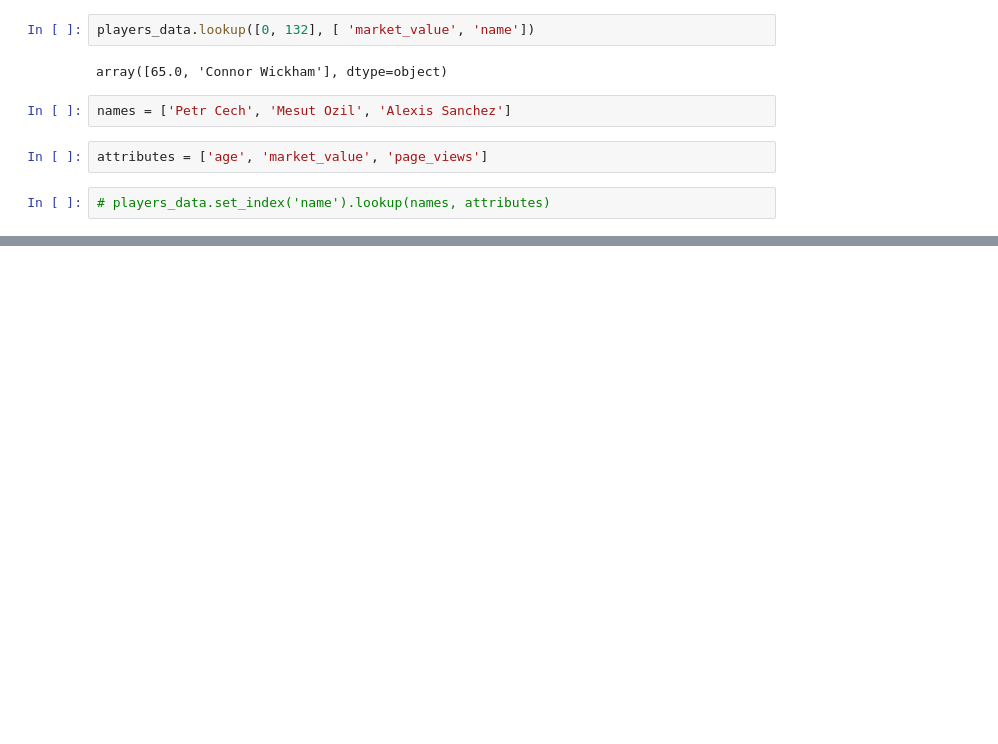
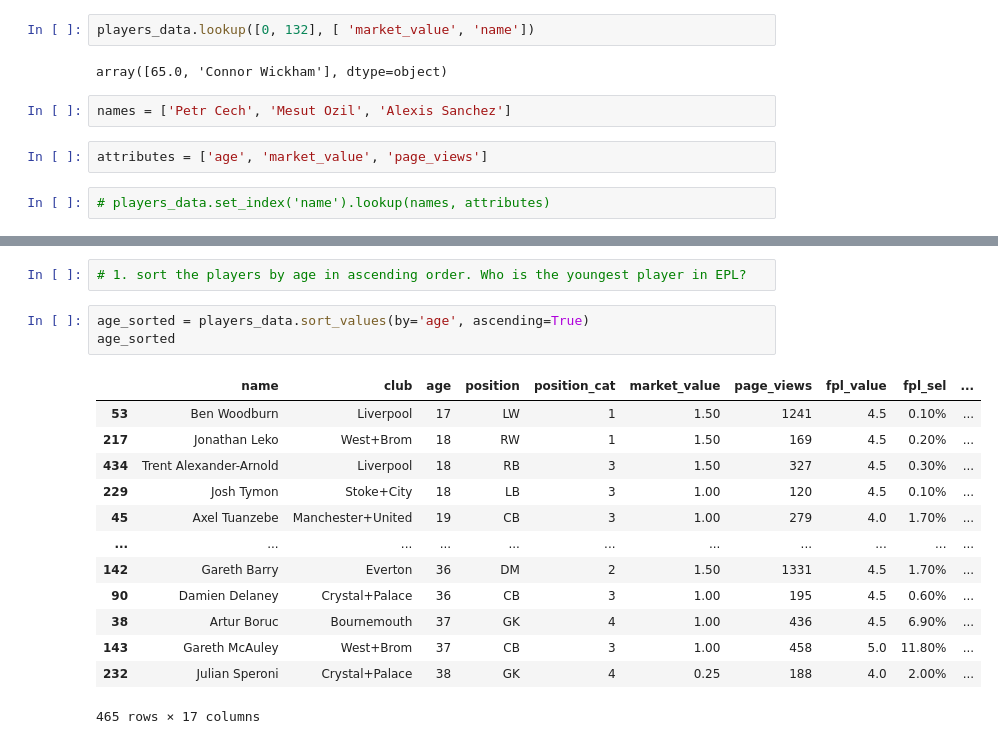
Before and after one commit to momchilantonov/ultimate_pandas_bootcamp, a Jupyter notebook: lectures/DataFrames in Depth.ipynb, the cells around one changed output, grey strips where cells are left out. Drawn from its saved outputs; the diff is of its cells as text; blank space fills up the shorter version.

```diff
--- a/lectures/DataFrames in Depth.ipynb
+++ b/lectures/DataFrames in Depth.ipynb
@@ -986,0 +995,19 @@ df.T.sort_index().T
+# %%
+# 1. sort the players by age in ascending order. Who is the youngest player in EPL?
+# %%
+age_sorted = players_data.sort_values(by='age', ascending=True)
+age_sorted
+# %% [output]
+|  | name | club | age | position | position_cat | market_value | page_views | fpl_value | fpl_sel | ... |
+| 53 | Ben Woodburn | Liverpool | 17 | LW | 1 | 1.50 | 1241 | 4.5 | 0.10% | ... |
+| 217 | Jonathan Leko | West+Brom | 18 | RW | 1 | 1.50 | 169 | 4.5 | 0.20% | ... |
+| 434 | Trent Alexander-Arnold | Liverpool | 18 | RB | 3 | 1.50 | 327 | 4.5 | 0.30% | ... |
+| 229 | Josh Tymon | Stoke+City | 18 | LB | 3 | 1.00 | 120 | 4.5 | 0.10% | ... |
+| 45 | Axel Tuanzebe | Manchester+United | 19 | CB | 3 | 1.00 | 279 | 4.0 | 1.70% | ... |
+| ... | ... | ... | ... | ... | ... | ... | ... | ... | ... | ... |
+| 142 | Gareth Barry | Everton | 36 | DM | 2 | 1.50 | 1331 | 4.5 | 1.70% | ... |
+| 90 | Damien Delaney | Crystal+Palace | 36 | CB | 3 | 1.00 | 195 | 4.5 | 0.60% | ... |
+| 38 | Artur Boruc | Bournemouth | 37 | GK | 4 | 1.00 | 436 | 4.5 | 6.90% | ... |
+| 143 | Gareth McAuley | West+Brom | 37 | CB | 3 | 1.00 | 458 | 5.0 | 11.80% | ... |
+| 232 | Julian Speroni | Crystal+Palace | 38 | GK | 4 | 0.25 | 188 | 4.0 | 2.00% | ... |
+465 rows × 17 columns
```
Also changed, not shown: parts of 71 cells of this notebook.
